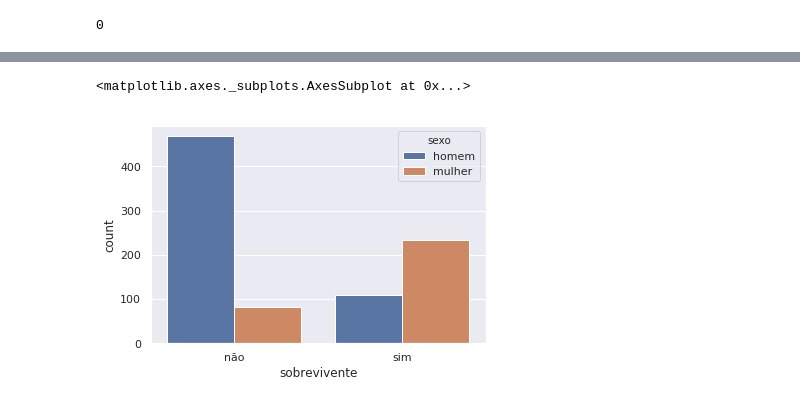
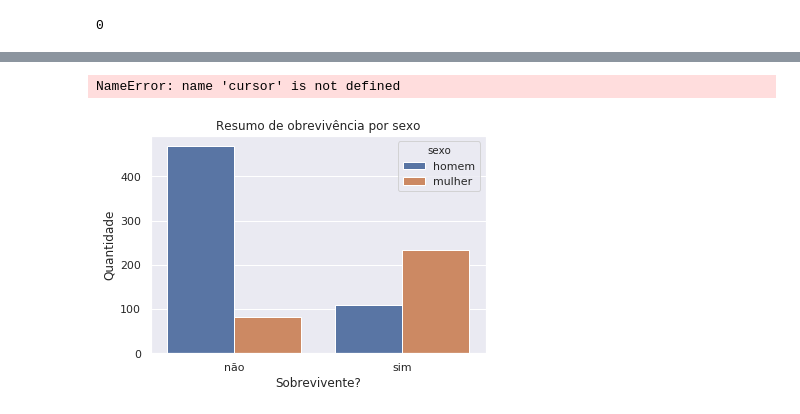
Before and after one commit to pablonieto02/udacity, a Jupyter notebook: Projeto_02/Projeto_02.ipynb, the cells around one changed output, grey strips where cells are left out. Drawn from its saved outputs; the diff is of its cells as text; code cells hidden in the pictures.

```diff
--- a/Projeto_02/Projeto_02.ipynb
+++ b/Projeto_02/Projeto_02.ipynb
@@ -86,5 +68,12 @@ df.describe()
-# %%
-sns.countplot(data=df, x='sobrevivente', hue='sexo')
-# %% [output]
-<matplotlib.axes._subplots.AxesSubplot at 0x...>
-[figure, removed]
+# %%
+sns.countplot(data=df, x='sobrevivente', hue='sexo');
+plt.title('Resumo de obrevivência por sexo');
+plt.ylabel('Quantidade');
+plt.xlabel('Sobrevivente?');
+
+for row in cursor:
+    # Print the name of the residential road
+    print(row[1])
+# %% [output]
+NameError: name 'cursor' is not defined
+[figure, added]
```
Also changed, not shown: parts of 11 cells of this notebook, 8 other files.
